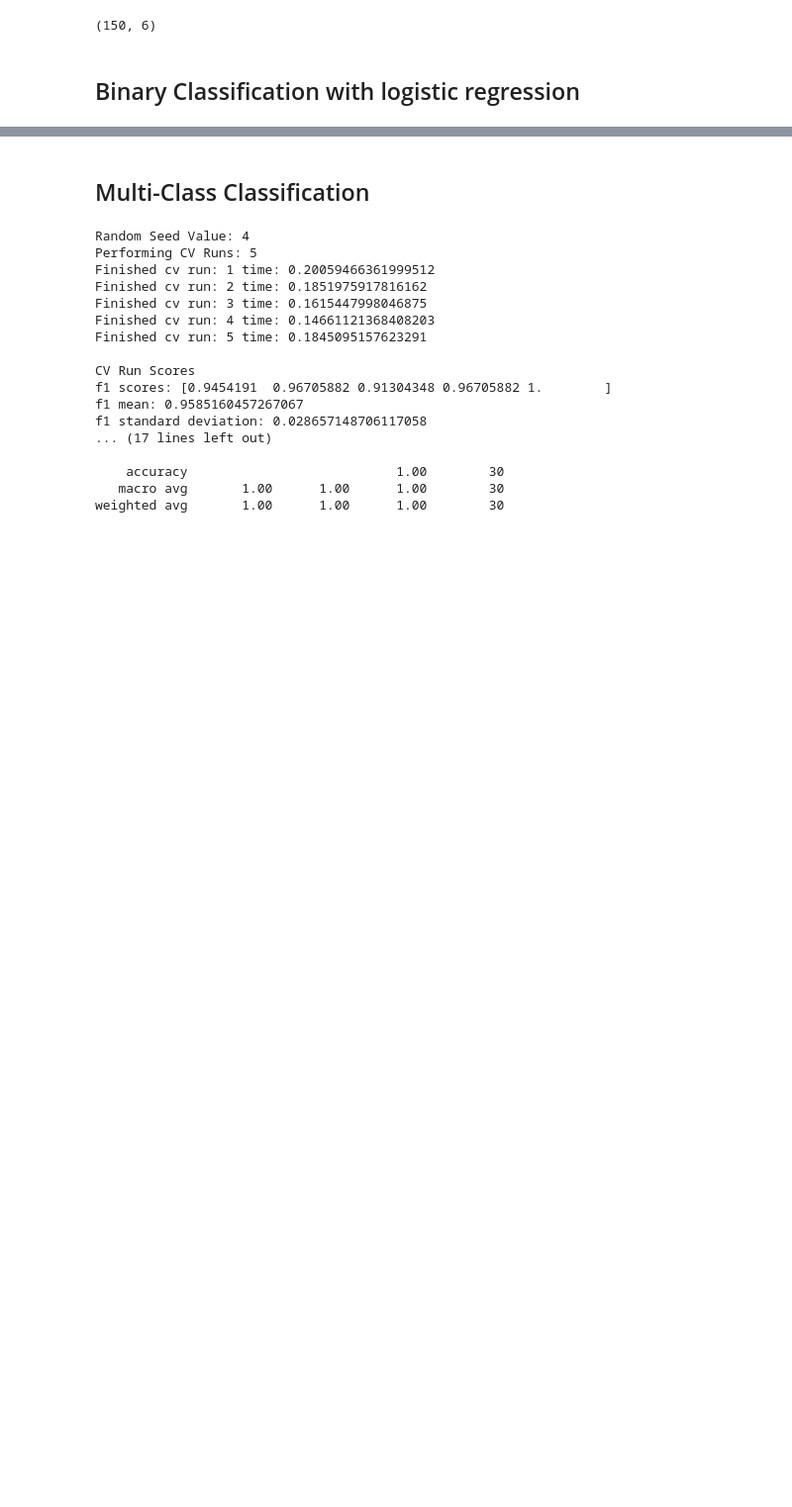
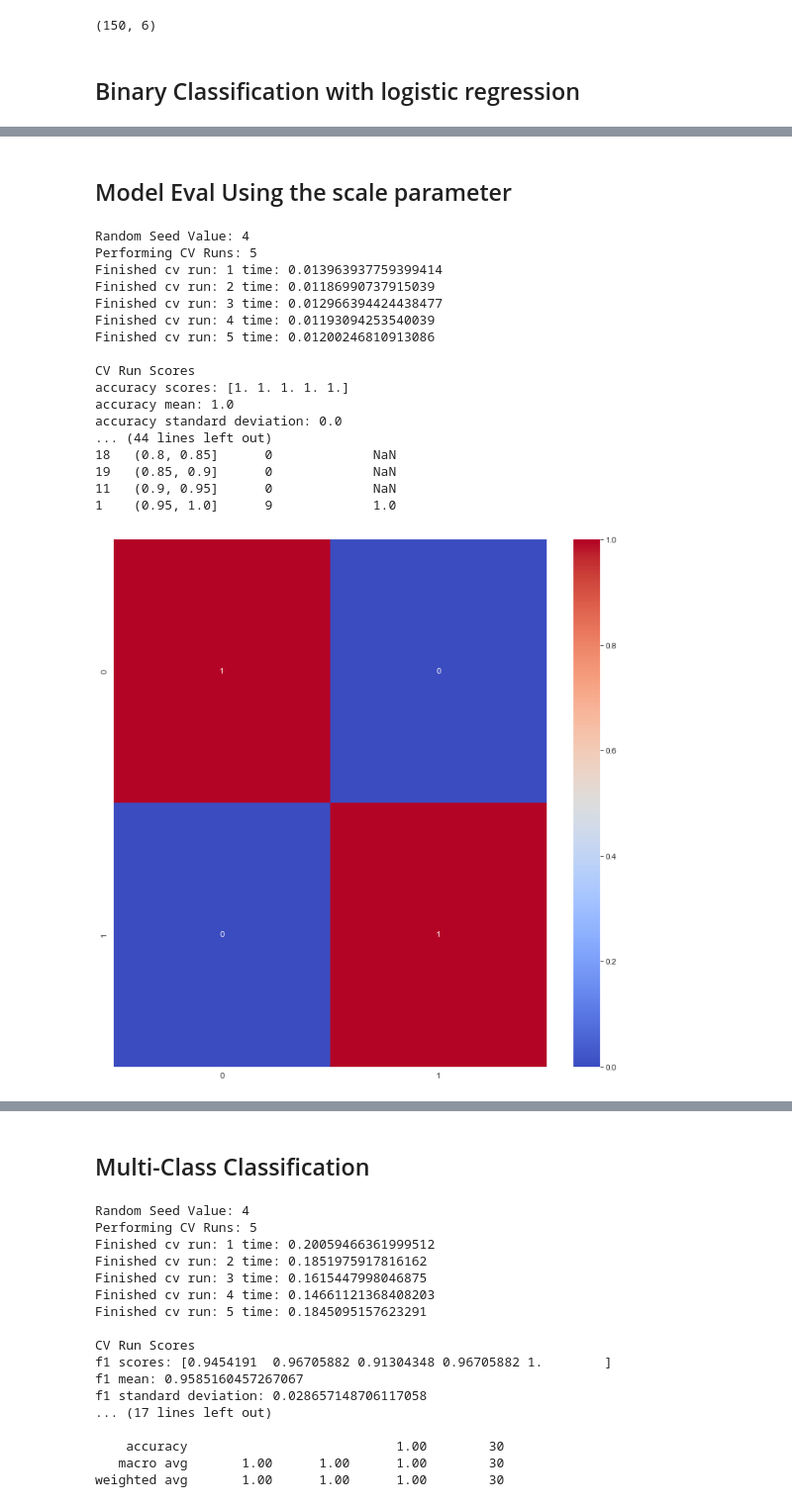
Before and after one commit to JFLandrigan/eagles, a Jupyter notebook: Supervised Tuning.ipynb, the cells around one changed output, grey strips where cells are left out. Shown at 99% size. Drawn from its saved outputs; the diff is of its cells as text; code cells hidden in the pictures; blank space fills up the shorter version.

Commit message:
added scale test to nb

```diff
--- a/Supervised Tuning.ipynb
+++ b/Supervised Tuning.ipynb
@@ -85,3 +85,44 @@ accuracy standard deviation: 0.0
 [figure]
 [figure]
 [figure]
+# %% [markdown]
+## Model Eval Using the scale parameter
+# %%
+mod, test_data = st.model_eval(
+    X=iris[fts],
+    y=iris['dummy'],
+    model='logistic',
+    params={'solver':'liblinear'},
+    metrics=["accuracy", "f1", "roc_auc"],
+    bins=None,
+    pipe=None,
+    scale="standard",
+    num_top_fts=None,
+    num_cv=5,
+    get_ft_imp=True,
+    random_seed=4,
+    binary=True,
+    log="log",
+    log_name="model_eval_test.txt",
+    log_path=None,
+    log_note="This is a test of the model eval function"
+)
+# %% [output]
+Random Seed Value: 4
+Performing CV Runs: 5
+Finished cv run: 1 time: 0.013963937759399414
+Finished cv run: 2 time: 0.01186990737915039
+Finished cv run: 3 time: 0.012966394424438477
+Finished cv run: 4 time: 0.01193094253540039
+Finished cv run: 5 time: 0.01200246810913086
+
+CV Run Scores
+accuracy scores: [1. 1. 1. 1. 1.]
+accuracy mean: 1.0
+accuracy standard deviation: 0.0
+... (44 lines left out)
+18   (0.8, 0.85]      0             NaN
+19   (0.85, 0.9]      0             NaN
+11   (0.9, 0.95]      0             NaN
+1    (0.95, 1.0]      9             1.0
+[figure, added]
```
Also changed, not shown: parts of 3 cells of this notebook.
